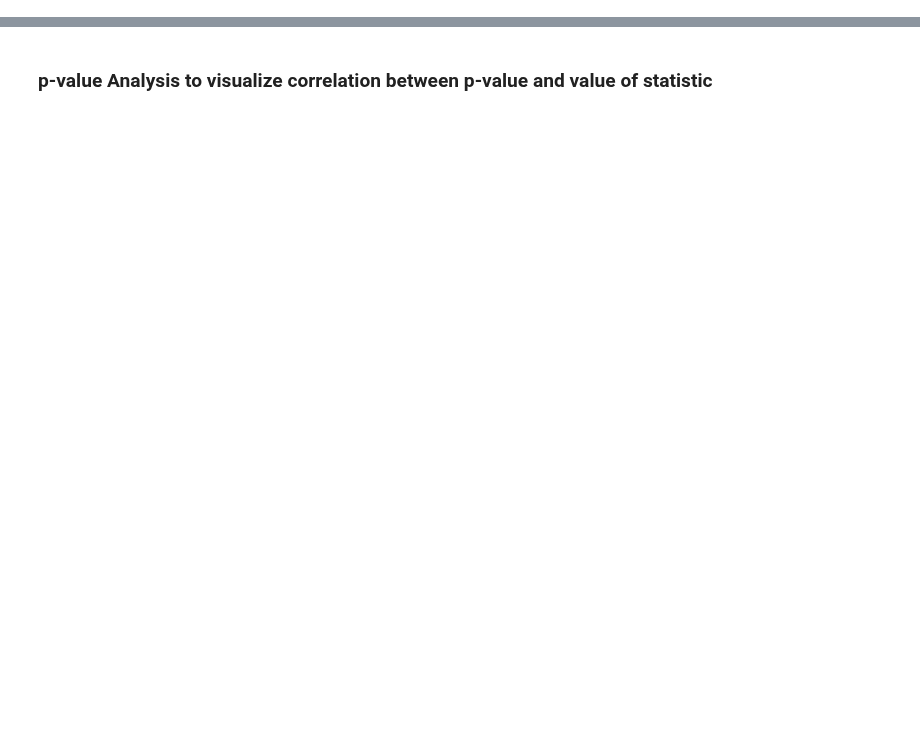
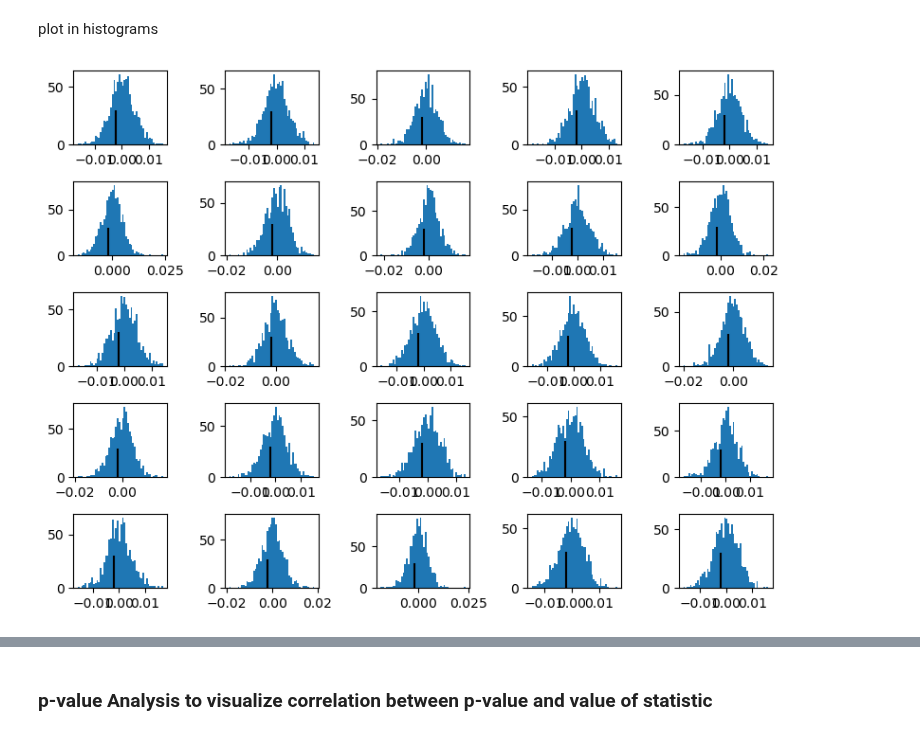
Before and after one commit to mkjuergens/EnsembleCalibration, a Jupyter notebook: ensemblecalibration/calibration/calibration_estimates/evaluate_dists.ipynb, the cells around one changed output, grey strips where cells are left out. Saved outputs shown, nothing was run; the diff lists cells and outputs as text; code cells hidden in the pictures; blank space fills up the shorter version.

Commit message:
update configuration, p value analysis

```diff
--- a/ensemblecalibration/calibration/calibration_estimates/evaluate_dists.ipynb
+++ b/ensemblecalibration/calibration/calibration_estimates/evaluate_dists.ipynb
@@ -10,0 +15,5 @@ from ensemblecalibration.calibration.p_value_analysis import _simulation_pvals
+# %%
+N_FEATURES = 100
+N_ENS = 10
+N_CLASSES = 10
+U_DIR = 0.01
@@ -10,0 +36,5 @@ from ensemblecalibration.calibration.p_value_analysis import _simulation_pvals
+# %%
+p_probs, y_labels = experiment_h0(N=N_FEATURES, M=N_ENS, K=N_CLASSES, u=U_DIR)
+
+stats, stats_h0, p_vals = npbe_test_v3_p_values(p_probs=p_probs, y_labels=y_labels,
+                                                params=config_p_value_analysis["SKCEul"]["params"])
@@ -10,0 +55,13 @@ from ensemblecalibration.calibration.p_value_analysis import _simulation_pvals
+# %% [markdown]
+plot in histograms
+# %%
+fig, ax = plt.subplots(5,5, figsize=(8,6),)
+count = 0
+for i in range(5):
+    for j in range(5):
+        ax[i,j].hist(stats_h0[count, :], bins=50)
+        ax[i,j].vlines(x=stats[count], ymin=0, ymax=30)
+        count +=1
+plt.tight_layout()
+# %% [output]
+[figure, added]
```
Also changed, not shown: parts of 20 cells of this notebook, 2 other files.
